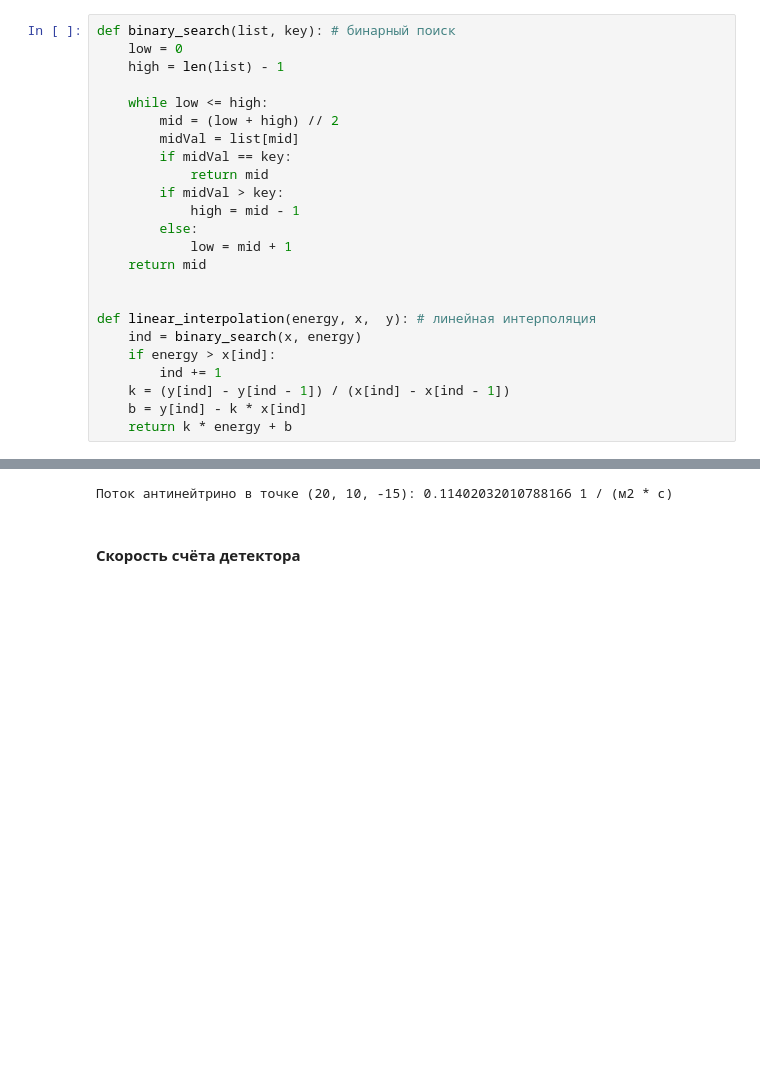
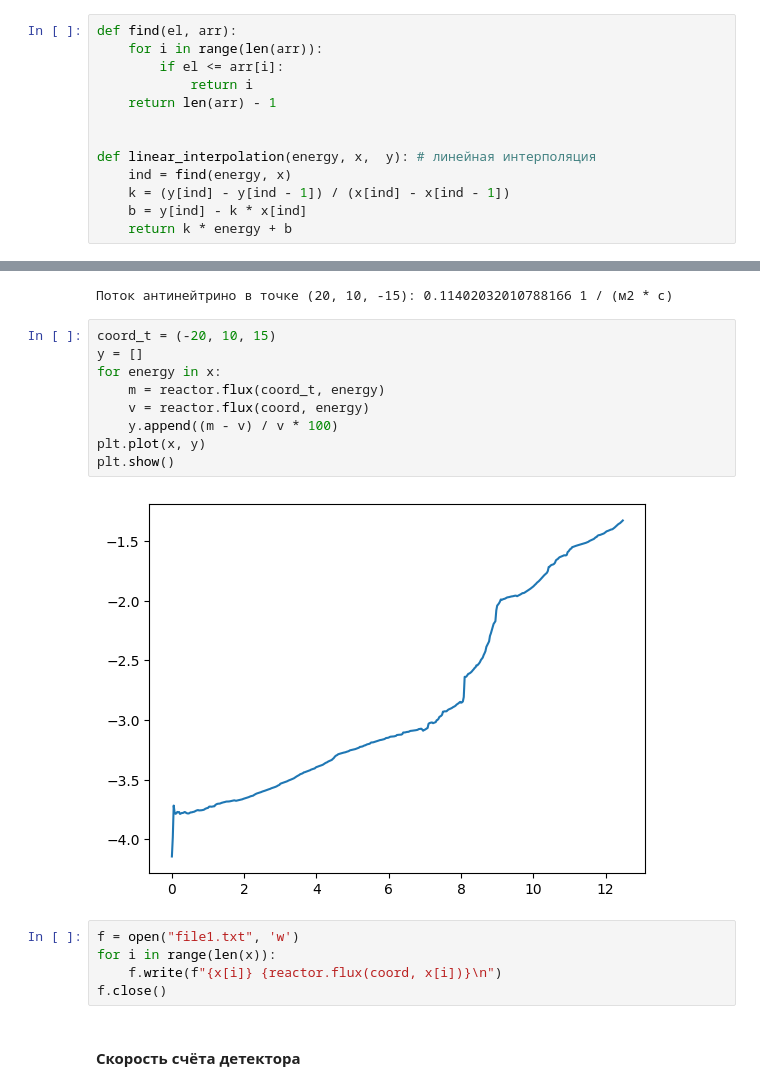
Before and after one commit to victorsemipalatin/course_work, a Jupyter notebook: project.ipynb, the cells around one changed output, grey strips where cells are left out. Saved outputs shown, nothing was run; the diff lists cells and outputs as text; blank space fills up the shorter version.

```diff
--- a/project.ipynb
+++ b/project.ipynb
@@ -56,26 +56,15 @@ for key in file.keys():
 # %% [markdown]
 #### Функции
 # %%
-def binary_search(list, key): # бинарный поиск
-    low = 0
-    high = len(list) - 1
-
-    while low <= high:
-        mid = (low + high) // 2
-        midVal = list[mid]
-        if midVal == key:
-            return mid
-        if midVal > key:
-            high = mid - 1
-        else:
-            low = mid + 1
-    return mid
+def find(el, arr):
+    for i in range(len(arr)):
+        if el <= arr[i]:
+            return i
+    return len(arr) - 1
 
 
 def linear_interpolation(energy, x,  y): # линейная интерполяция
-    ind = binary_search(x, energy)
-    if energy > x[ind]:
-        ind += 1
+    ind = find(energy, x)
     k = (y[ind] - y[ind - 1]) / (x[ind] - x[ind - 1])
     b = y[ind] - k * x[ind]
     return k * energy + b
@@ -148,6 +137,22 @@ flux = reactor.flux(coord, energy)
 print(f"Поток антинейтрино в точке {coord}: {flux} 1 / (м2 * c)")
 # %% [output]
 Поток антинейтрино в точке (20, 10, -15): 0.11402032010788166 1 / (м2 * c)
+# %%
+coord_t = (-20, 10, 15)
+y = []
+for energy in x:
+    m = reactor.flux(coord_t, energy)
+    v = reactor.flux(coord, energy)
+    y.append((m - v) / v * 100)
+plt.plot(x, y)
+plt.show()
+# %% [output]
+[figure, added]
+# %%
+f = open("file1.txt", 'w')
+for i in range(len(x)):
+    f.write(f"{x[i]} {reactor.flux(coord, x[i])}\n")
+f.close()
 # %% [markdown]
 #### Скорость счёта детектора
 # %%
```
Also changed, not shown: parts of 2 cells of this notebook.
